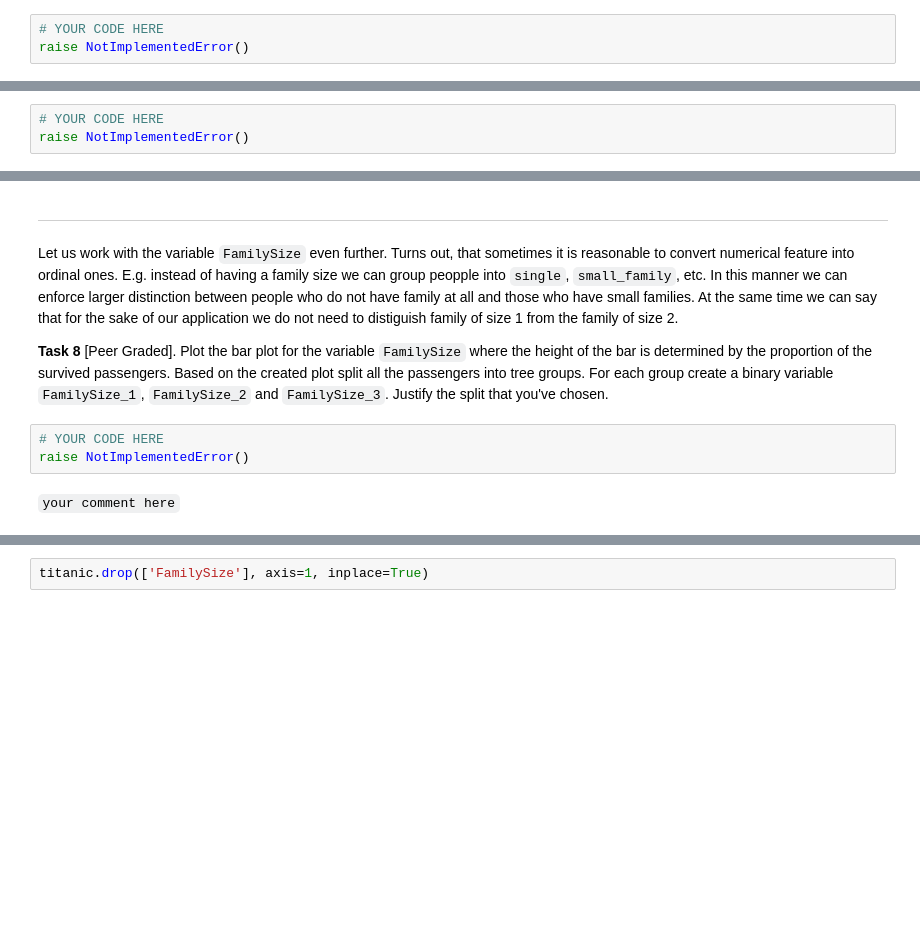
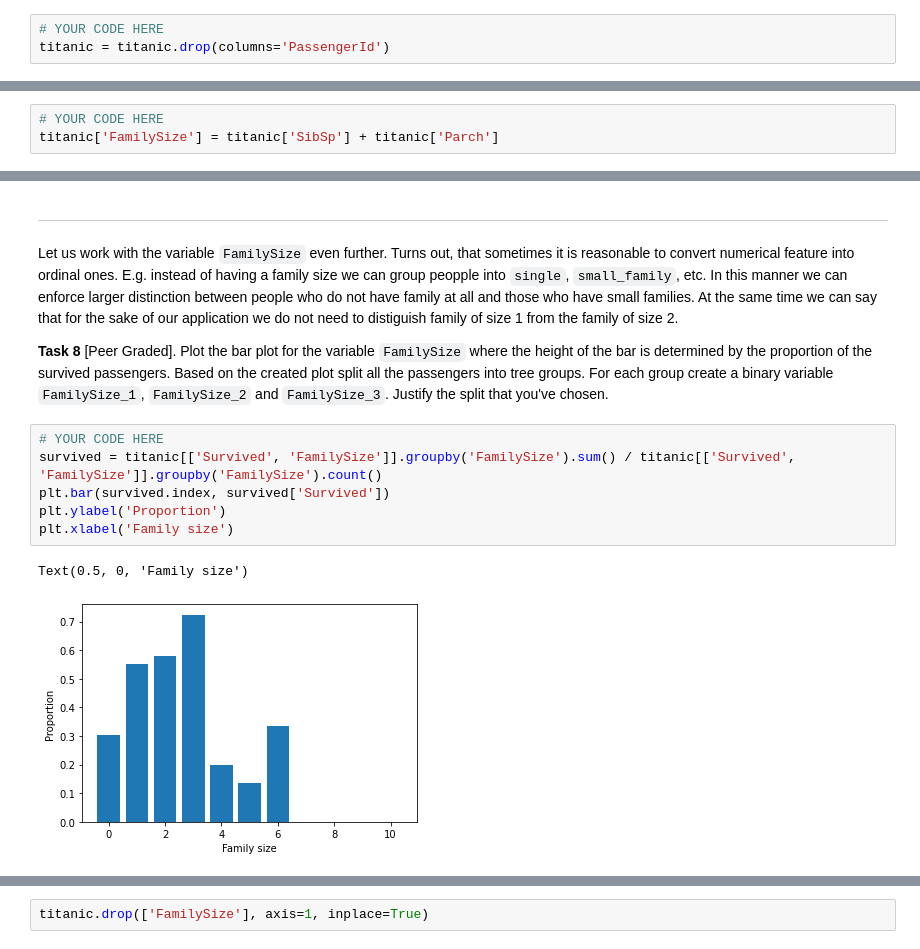
Before and after one commit to Gawainus/hse, a Jupyter notebook: mda_machine_learning/week4_graded/Week4.ipynb, the cells around one changed output, grey strips where cells are left out. Cells and saved outputs as stored; diff of their text form; blank space fills up the shorter version.

````diff
--- a/mda_machine_learning/week4_graded/Week4.ipynb
+++ b/mda_machine_learning/week4_graded/Week4.ipynb
@@ -162,4 +255,4 @@ titanic[[c for c in titanic.columns if c not in categ_columns + ['Survived']]].h
 **Task 6** [Peer graded] We suggest removing the feature `PassengerID` from the dataset. Please do it below and write your comment on why this is a resonalbe thing to do.
 # %%
 # YOUR CODE HERE
-raise NotImplementedError()
+titanic = titanic.drop(columns='PassengerId')
@@ -177,7 +270,7 @@ Consider two columns: `SibSp` and `Parch`. The first one is responsibel for numb
 **Task 7** [1 pt] Create a variable `FamilySize` as a total size of the passenger's family aboard. Remove columns `SibSp` and `Parch` from the dataset afterwards.
 # %%
 # YOUR CODE HERE
-raise NotImplementedError()
+titanic['FamilySize'] = titanic['SibSp'] + titanic['Parch']
 # %%
 titanic.FamilySize.value_counts().sort_index().plot(kind='bar')
 plt.title('Family Size')
@@ -188,8 +283,12 @@ Let us work with the variable `FamilySize` even further. Turns out, that sometim
 
 <a class="anchor" id="task8"></a>
 **Task 8** [Peer Graded]. Plot the bar plot for the variable `FamilySize` where the height of the bar is determined by the proportion of the survived passengers. Based on the created plot split all the passengers into tree groups. For each group create a binary variable `FamilySize_1`, `FamilySize_2` and `FamilySize_3`. Justify the split that you've chosen.
-# %%
-# YOUR CODE HERE
-raise NotImplementedError()
-# %% [markdown]
-```your comment here```
+# %%
+# YOUR CODE HERE
+survived = titanic[['Survived', 'FamilySize']].groupby('FamilySize').sum() / titanic[['Survived', 'FamilySize']].groupby('FamilySize').count()
+plt.bar(survived.index, survived['Survived'])
+plt.ylabel('Proportion')
+plt.xlabel('Family size')
+# %% [output]
+Text(0.5, 0, 'Family size')
+[figure, added]
````
Also changed, not shown: parts of 41 cells of this notebook, 25 other files.
